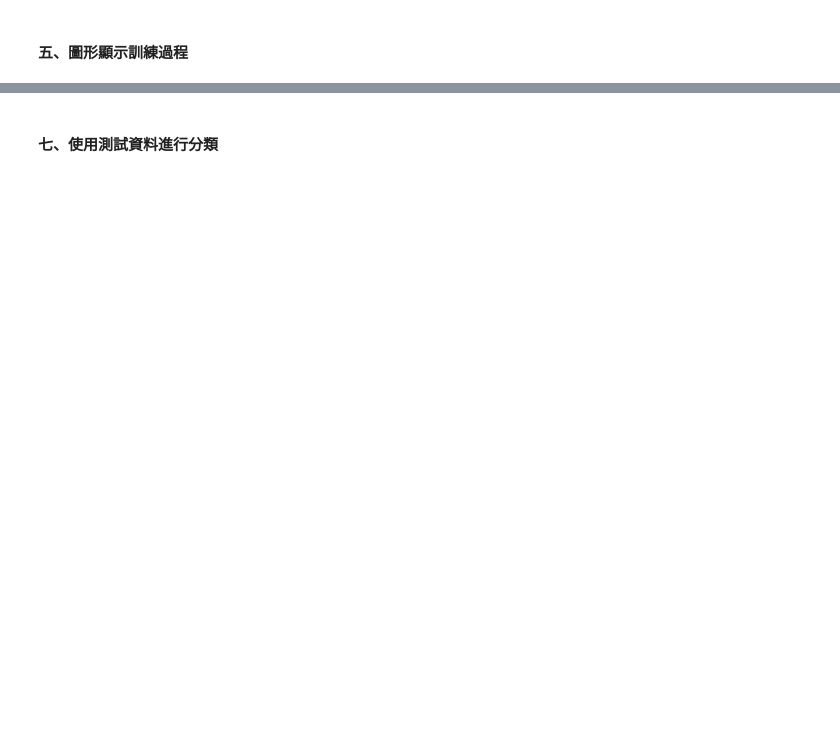
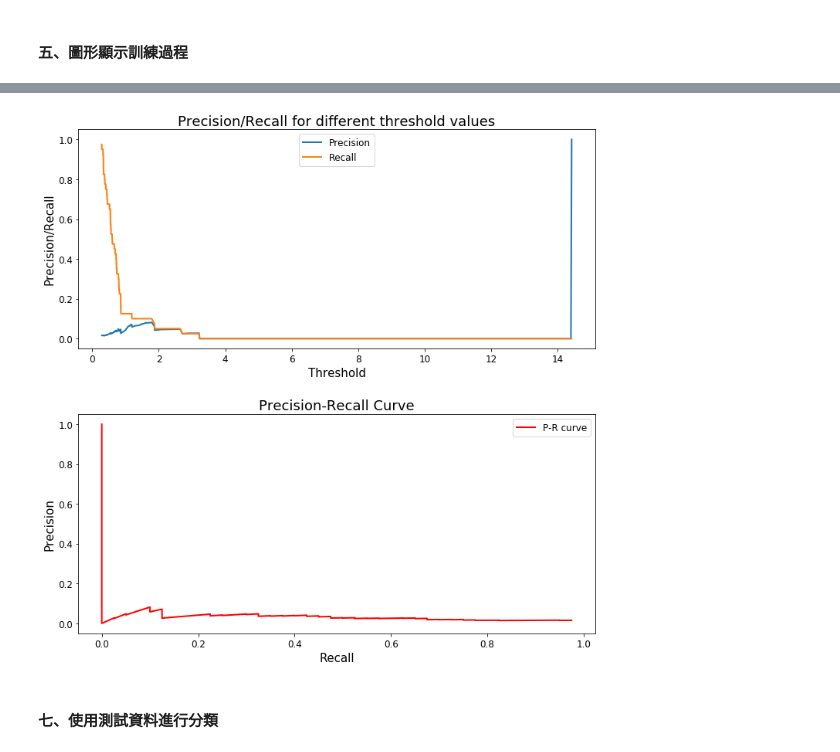
Before and after one commit to yeh8211TK/deep_learning_practice, a Jupyter notebook: Autoencoder_for_extreme_rare-event_classification.ipynb, the cells around one changed output, grey strips where cells are left out. Cells and saved outputs as stored; diff of their text form; code cells hidden in the pictures; blank space fills up the shorter version.

```diff
--- a/Autoencoder_for_extreme_rare-event_classification.ipynb
+++ b/Autoencoder_for_extreme_rare-event_classification.ipynb
@@ -373,3 +480,24 @@ plt.show()
+# %%
+fig, axes = plt.subplots(2, 1, figsize = (12, 12))
+plt.subplots_adjust(hspace = 0.3)
+
+axes[0].plot(threshold_rt, precision_rt[1:], label = "Precision", linewidth = 2)
+axes[0].plot(threshold_rt, recall_rt[1:], label = "Recall", linewidth = 2)
+axes[0].set_title('Precision/Recall for different threshold values', fontsize = 18)
+axes[0].set_xlabel('Threshold', fontsize = 15)
+axes[0].set_ylabel('Precision/Recall', fontsize = 15)
+axes[0].tick_params(axis = 'both', labelsize = 12)
+axes[0].legend(fontsize = 12)
+
+axes[1].plot(recall_rt[1:], precision_rt[1:], label = "P-R curve", linewidth = 2, color = 'red')
+axes[1].set_title("Precision-Recall Curve", fontsize = 18)
+axes[1].set_xlabel('Recall', fontsize = 15)
+axes[1].set_ylabel('Precision', fontsize = 15)
+axes[1].tick_params(axis = 'both', labelsize = 12)
+axes[1].legend(fontsize = 12)
+plt.show()
+# %% [output]
+[figure, added]
 # %% [markdown]
 #### 七、使用測試資料進行分類
 # %%
```
Also changed, not shown: parts of 14 cells of this notebook.
